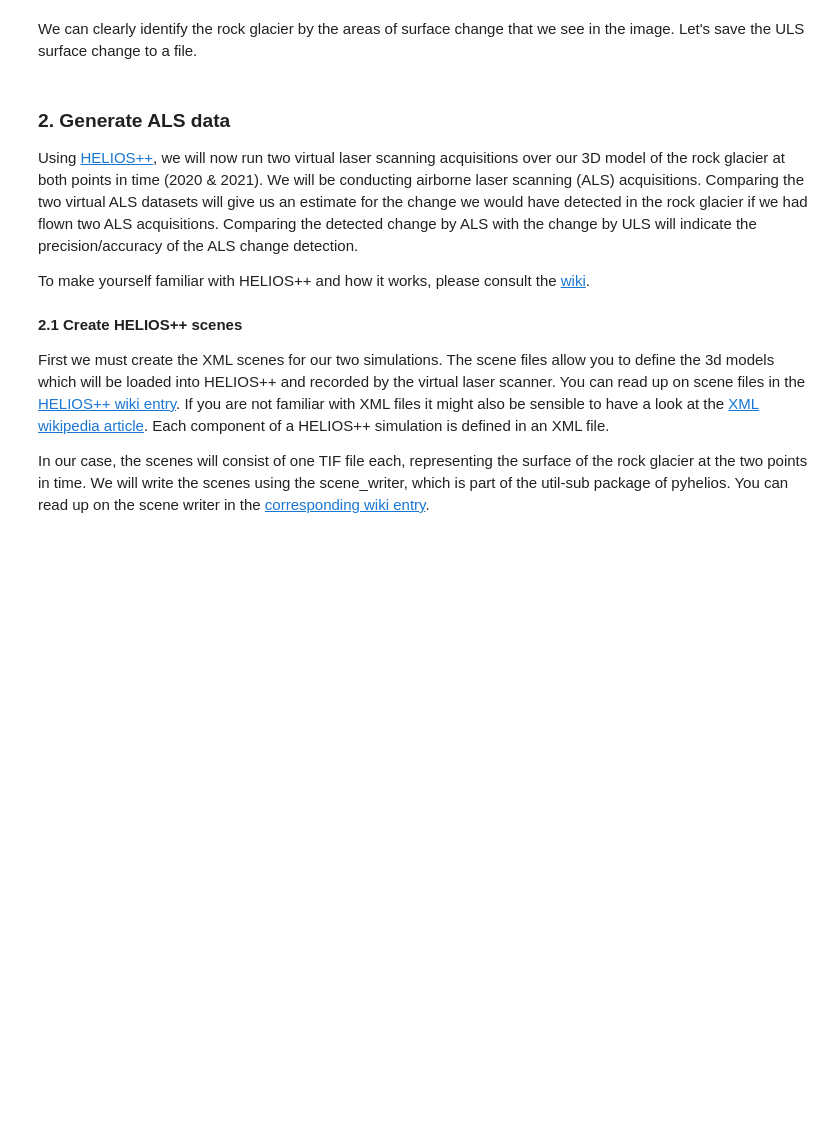
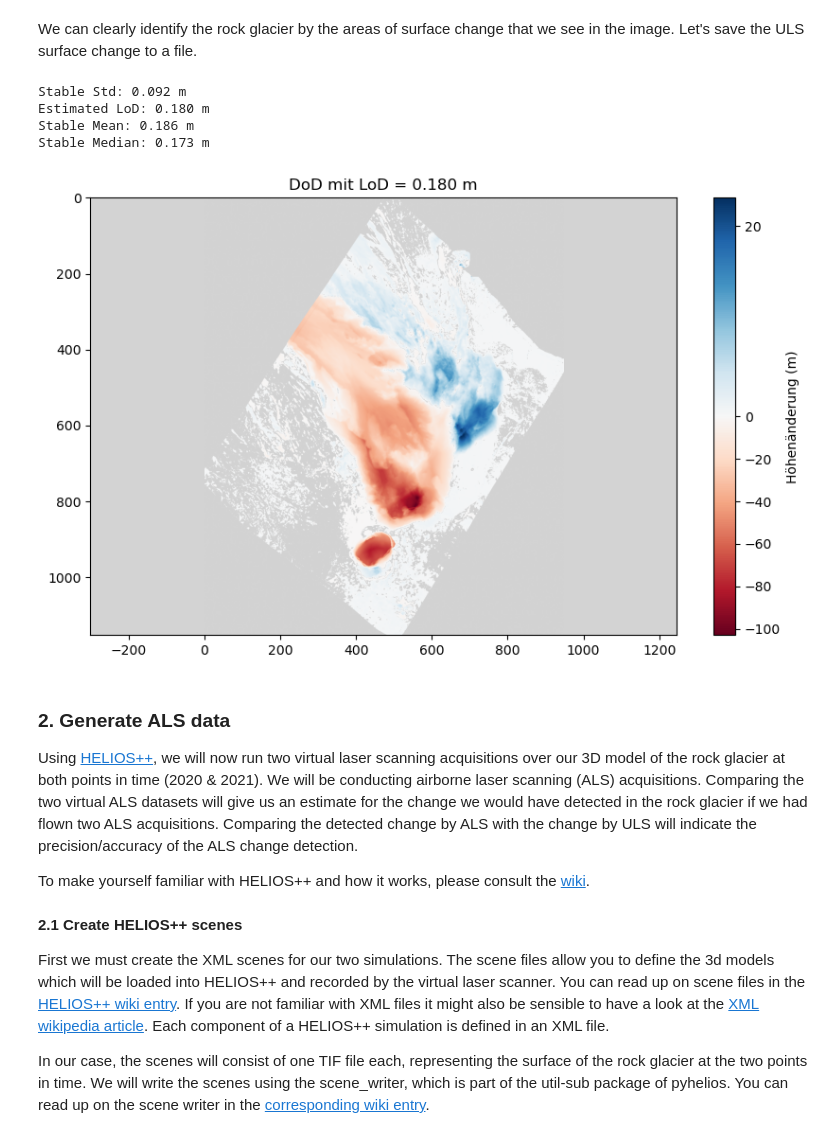
Before and after one commit to leonfallair/norcia, a Jupyter notebook: m3_theme2_exercise1_copy.ipynb, the cells around one changed output. Saved outputs shown, nothing was run; the diff lists cells and outputs as text; code cells hidden in the pictures; blank space fills up the shorter version.

```diff
--- a/m3_theme2_exercise1_copy.ipynb
+++ b/m3_theme2_exercise1_copy.ipynb
@@ -154,6 +222,76 @@ uls_diff_file = 'uls_diff.tif'
 
 with rio.open(uls_diff_file, 'w', **dsm_meta) as ff:
     ff.write(uls_diff, 1)
+# %%
+import rasterio
+import geopandas as gpd
+import numpy as np
+from rasterio.features import geometry_mask
+
+# --- 1. Lade dein DoD Raster ---
+with rasterio.open(uls_diff_file) as src:
+    dod = src.read(1)   # 2D Array
+    profile = src.profile
+
+# --- 2. Lade dein Polygon-Shapefile ---
+gdf = gpd.read_file("data/stable_parts.shp")
+gdf = gdf.to_crs(profile["crs"])   # sicherstellen, dass CRS übereinstimmt
+
+# --- 3. Maske erzeugen ---
+mask = geometry_mask(gdf.geometry, transform=profile["transform"],
+                     invert=True, out_shape=(src.height, src.width))
+
+# --- 4. Stable-Bereich extrahieren ---
+stable_values = dod[mask]   # nur Pixel innerhalb der Polygone
+stable_std = np.nanstd(stable_values)
+lod = 1.96 * stable_std
+
+print(f"Stable Std: {stable_std:.3f} m")
+print(f"Estimated LoD: {lod:.3f} m")
+
+stable_mean = np.nanmean(stable_values)
+stable_median = np.nanmedian(stable_values)
+
+print(f"Stable Mean: {stable_mean:.3f} m")
+print(f"Stable Median: {stable_median:.3f} m")
+# %% [output]
+Stable Std: 0.092 m
+Estimated LoD: 0.180 m
+Stable Mean: 0.186 m
+Stable Median: 0.173 m
+# %%
+import numpy as np
+import matplotlib.pyplot as plt
+import matplotlib.colors as mcolors
+
+lod = 0.180  # LoD in Metern
+
+# Maske für Werte unterhalb der LoD
+mask = np.abs(uls_diff) < lod
+
+# Maskierte Version für Plot
+masked_diff = np.ma.array(uls_diff, mask=mask)
+
+# Colormap kopieren und maskierte Werte auf hellgrau setzen
+cmap = plt.cm.RdBu.copy()
+cmap.set_bad(color='lightgrey')  # Werte unter LoD werden grau
+
+plt.figure(figsize=(10,6))
+ax = plt.gca()
+ax.set_facecolor('lightgrey')  # Hintergrund grau
+
+# Symmetrische Farbskala um 0
+max_abs = np.nanmax(np.abs(uls_diff))
+norm = mcolors.TwoSlopeNorm(vmin=-103, vcenter=0, vmax=23)
+
+# Plotten
+im = ax.imshow(masked_diff, cmap=cmap, norm=norm, origin='upper')
+plt.colorbar(im, label='Höhenänderung (m)')
+plt.title(f'DoD mit LoD = {lod:.3f} m')
+plt.axis('equal')
+plt.show()
+# %% [output]
+[figure, added]
 # %% [markdown]
 ### 2. Generate ALS data
 
```
Also changed, not shown: parts of 26 cells of this notebook, 5 other files.
